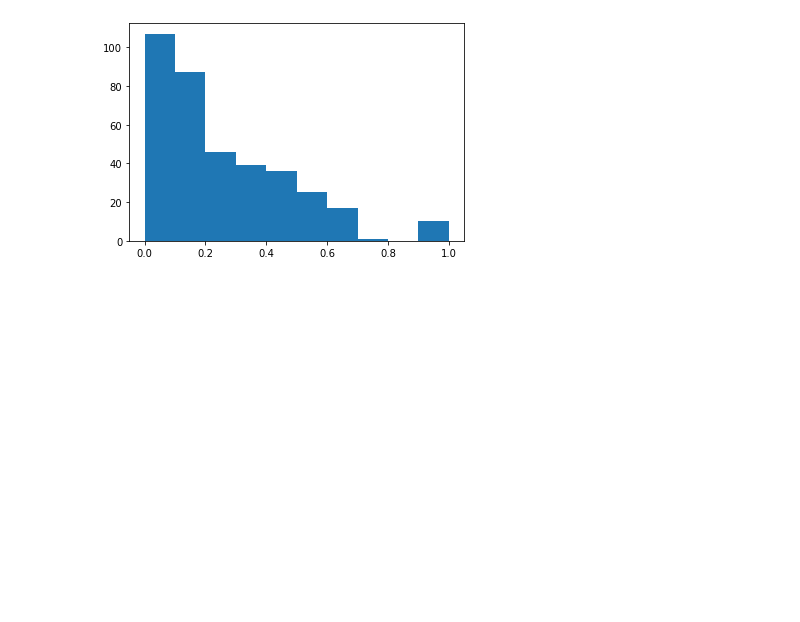
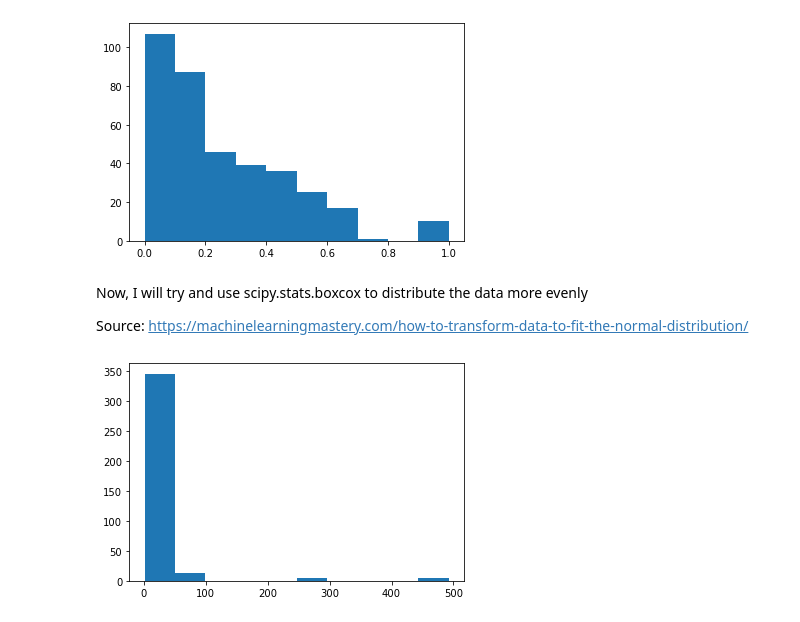
Before and after one commit to mrrkdas/Mini-Projects, a Jupyter notebook: ML Projects/Heart_Disease_Detection.ipynb, the cells around one changed output. Cells and saved outputs as stored; diff of their text form; code cells hidden in the pictures; blank space fills up the shorter version.

Commit message:
used boxcox function from scipy

```diff
--- a/ML Projects/Heart_Disease_Detection.ipynb
+++ b/ML Projects/Heart_Disease_Detection.ipynb
@@ -133,3 +133,7 @@ plt.hist(x)
 plt.show()
 # %% [output]
 [figure]
+# %% [markdown]
+Now, I will try and use scipy.stats.boxcox to distribute the data more evenly
+
+Source: https://machinelearningmastery.com/how-to-transform-data-to-fit-the-normal-distribution/
@@ -135,0 +143,8 @@ plt.show()
+# %%
+data = df["oldpeak"]
+data = exp(data)
+# %%
+plt.hist(data)
+plt.show()
+# %% [output]
+[figure, added]
```
Also changed, not shown: parts of 3 cells of this notebook.
